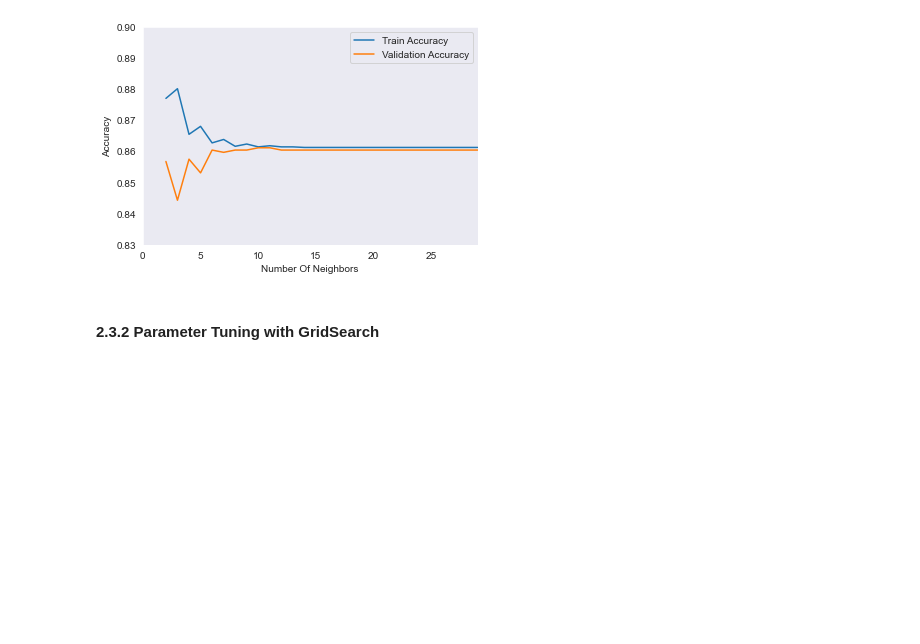
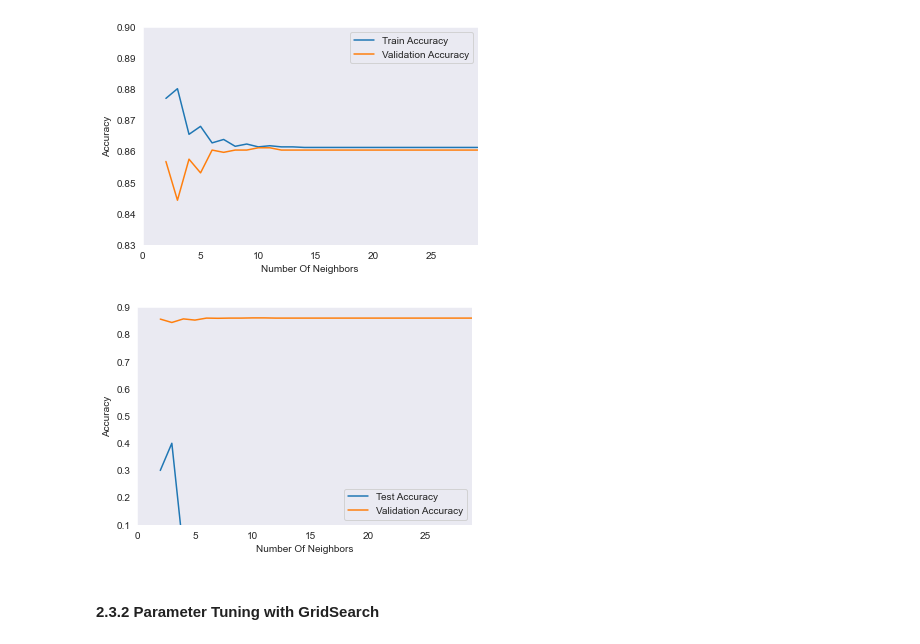
Before and after one commit to ebadakhter/ADS-599-Capstone-Project, a Jupyter notebook: code/model_notebook.ipynb, the cells around one changed output. Saved outputs shown, nothing was run; the diff lists cells and outputs as text; code cells hidden in the pictures; blank space fills up the shorter version.

```diff
--- a/code/model_notebook.ipynb
+++ b/code/model_notebook.ipynb
@@ -77,6 +71,21 @@ X_train, X_valid, y_train, y_valid = train_test_split(X_tfidf, y_bin, test_size=
 # Used for models that require 1D train/validation
 y_train_argmax = np.argmax(y_train, axis=1)
 y_valid_argmax = np.argmax(y_valid, axis=1)
+# %%
+# Since test_df is just a subset from train_df, we are filtering from train_df to also have the labels of each document
+merged_df = pd.merge(train_df, test_df[['document']], on='document', how='inner')
+test_df = merged_df[['document', 'tokens_processed', 'labels_processed']]
+
+test_df['tokens_joined'] = test_df['tokens_processed'].apply(lambda tokens: ' '.join(tokens))
+
+X_test = test_df['tokens_joined']
+y_test = test_df['labels_processed']
+
+y_test = mlb.transform(y_test)
+X_test = tfidf.transform(X_test)
+
+# Used for models that require 1D train/validation
+y_test_argmax = np.argmax(y_test, axis=1)
 # %%
 # Verify shape of dataset
 print("Shape of X_train:", X_train.shape)
@@ -309,6 +316,18 @@ plt.grid()
 plt.show()
 # %% [output]
 [figure]
+# %%
+plt.plot(n_neighbors, test_score.values(), label="Test Accuracy")
+plt.plot(n_neighbors, valid_score.values(), label="Validation Accuracy")
+plt.xlabel("Number Of Neighbors")
+plt.ylabel("Accuracy")
+plt.legend()
+plt.xlim(0, 29)
+plt.ylim(0.1, 0.90)
+plt.grid()
+plt.show()
+# %% [output]
+[figure, added]
 # %% [markdown]
 #### 2.3.2 Parameter Tuning with GridSearch
 # %%
```
Also changed, not shown: parts of 35 cells of this notebook, 10 other files.
